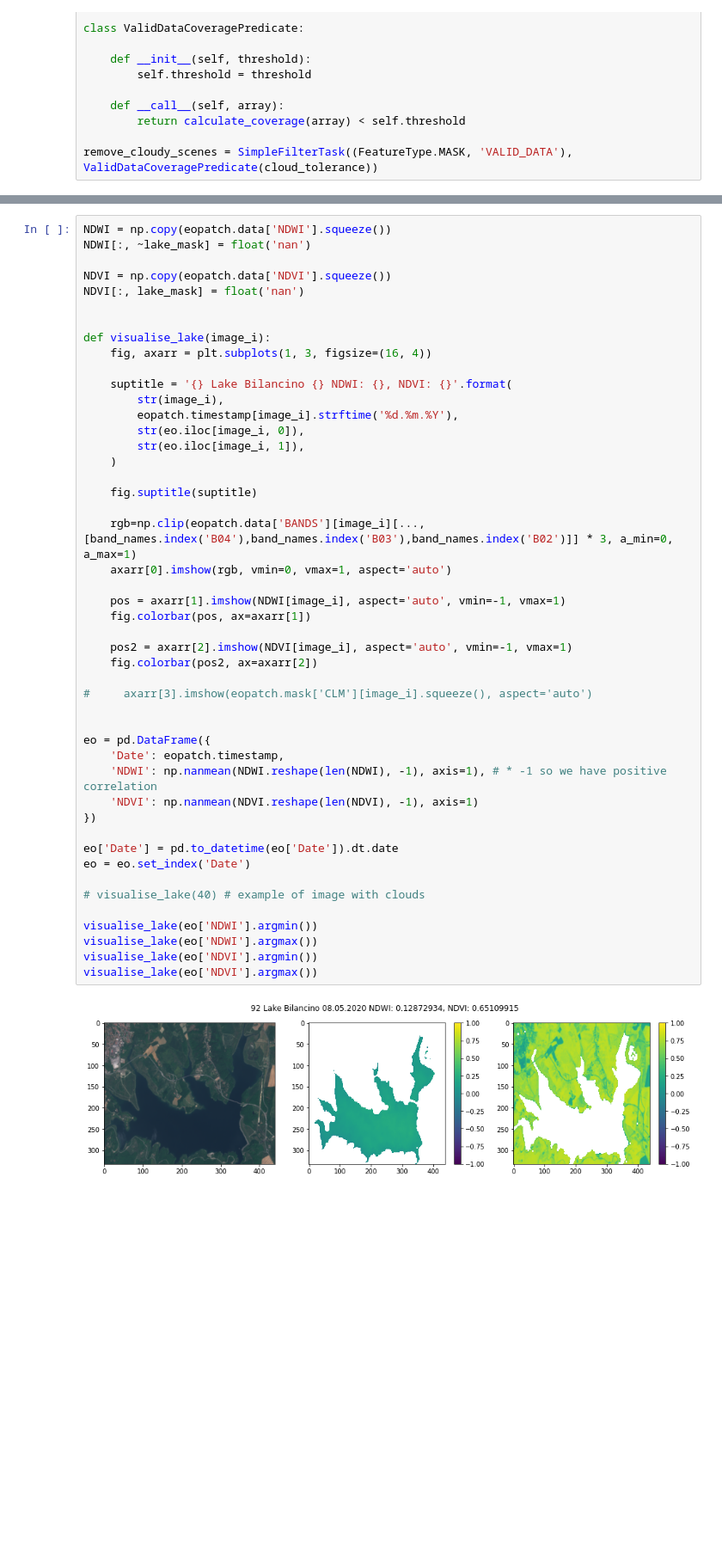
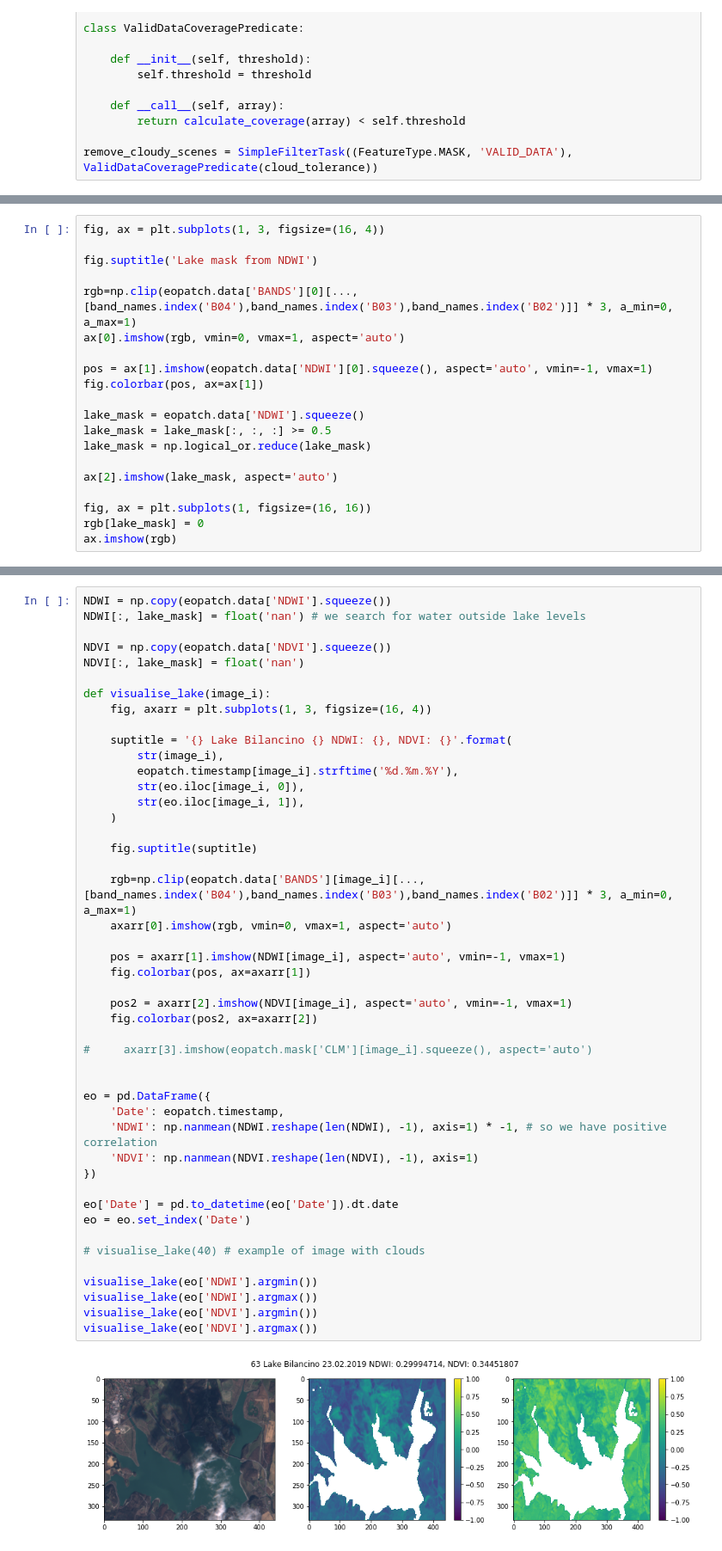
Before and after one commit to KlemenKozelj/master_thesis, a Jupyter notebook: 02_Lake_Bilancino.ipynb, the cells around one changed output, grey strips where cells are left out. Shown at 86% size. Cells and saved outputs as stored; diff of their text form; blank space fills up the shorter version.

```diff
--- a/02_Lake_Bilancino.ipynb
+++ b/02_Lake_Bilancino.ipynb
@@ -329,0 +311,20 @@ ax[2].imshow(lake_mask, aspect='auto')
+# %%
+fig, ax = plt.subplots(1, 3, figsize=(16, 4))
+
+fig.suptitle('Lake mask from NDWI')
+
+rgb=np.clip(eopatch.data['BANDS'][0][..., [band_names.index('B04'),band_names.index('B03'),band_names.index('B02')]] * 3, a_min=0, a_max=1)
+ax[0].imshow(rgb, vmin=0, vmax=1, aspect='auto')
+
+pos = ax[1].imshow(eopatch.data['NDWI'][0].squeeze(), aspect='auto', vmin=-1, vmax=1)
+fig.colorbar(pos, ax=ax[1])
+
+lake_mask = eopatch.data['NDWI'].squeeze()
+lake_mask = lake_mask[:, :, :] >= 0.5
+lake_mask = np.logical_or.reduce(lake_mask)
+
+ax[2].imshow(lake_mask, aspect='auto')
+
+fig, ax = plt.subplots(1, figsize=(16, 16))
+rgb[lake_mask] = 0
+ax.imshow(rgb)
@@ -330,10 +335,9 @@ ax[2].imshow(lake_mask, aspect='auto')
 # %%
 NDWI = np.copy(eopatch.data['NDWI'].squeeze())
-NDWI[:, ~lake_mask] = float('nan')
+NDWI[:, lake_mask] = float('nan') # we search for water outside lake levels
 
 NDVI = np.copy(eopatch.data['NDVI'].squeeze())
 NDVI[:, lake_mask] = float('nan')
-
 
 def visualise_lake(image_i):
     fig, axarr = plt.subplots(1, 3, figsize=(16, 4))
@@ -347,32 +351,32 @@ def visualise_lake(image_i):
 
     fig.suptitle(suptitle)
 
     rgb=np.clip(eopatch.data['BANDS'][image_i][..., [band_names.index('B04'),band_names.index('B03'),band_names.index('B02')]] * 3, a_min=0, a_max=1)
     axarr[0].imshow(rgb, vmin=0, vmax=1, aspect='auto')
 
     pos = axarr[1].imshow(NDWI[image_i], aspect='auto', vmin=-1, vmax=1)
     fig.colorbar(pos, ax=axarr[1])
 
     pos2 = axarr[2].imshow(NDVI[image_i], aspect='auto', vmin=-1, vmax=1)
     fig.colorbar(pos2, ax=axarr[2])
 
 #     axarr[3].imshow(eopatch.mask['CLM'][image_i].squeeze(), aspect='auto')
 
 
 eo = pd.DataFrame({
     'Date': eopatch.timestamp,
-    'NDWI': np.nanmean(NDWI.reshape(len(NDWI), -1), axis=1), # * -1 so we have positive correlation
+    'NDWI': np.nanmean(NDWI.reshape(len(NDWI), -1), axis=1) * -1, # so we have positive correlation
     'NDVI': np.nanmean(NDVI.reshape(len(NDVI), -1), axis=1)
 })
 
 eo['Date'] = pd.to_datetime(eo['Date']).dt.date
 eo = eo.set_index('Date')
 
 # visualise_lake(40) # example of image with clouds
 
 visualise_lake(eo['NDWI'].argmin())
 visualise_lake(eo['NDWI'].argmax())
 visualise_lake(eo['NDVI'].argmin())
 visualise_lake(eo['NDVI'].argmax())
 # %% [output]
-[figure, old version]
+[figure, new version]
```
Also changed, not shown: parts of 5 cells of this notebook.
